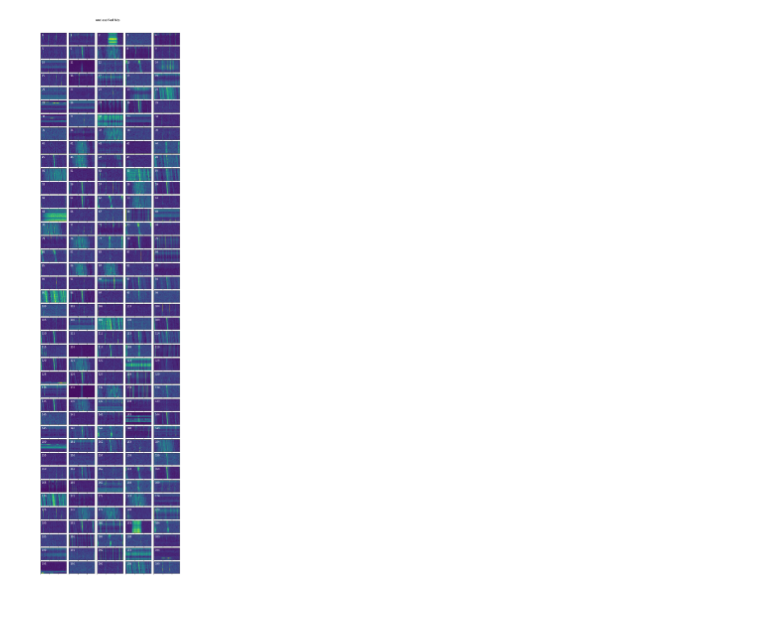
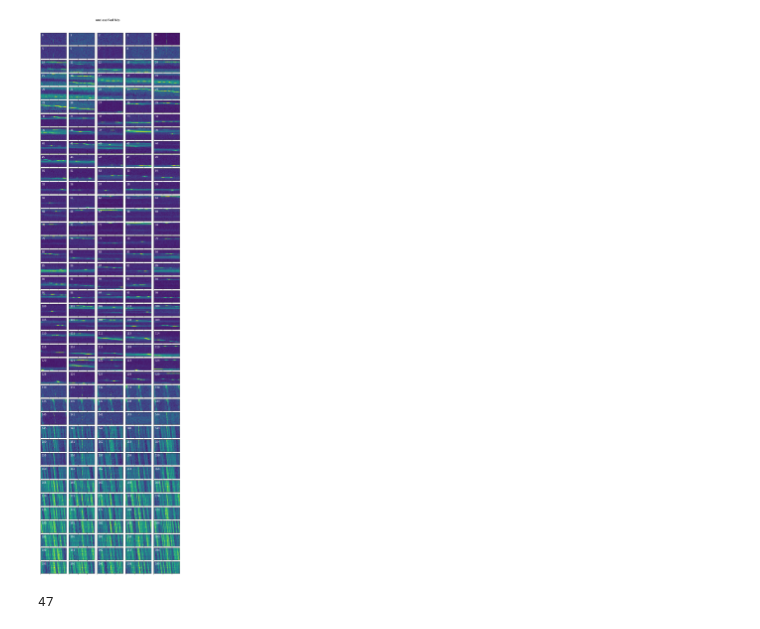
Before and after one commit to bjacobell/gbt-hdbscan, a Jupyter notebook: plot_clustered_waterfalls.ipynb, the cells around one changed output. Saved outputs shown, nothing was run; the diff lists cells and outputs as text; code cells hidden in the pictures.

Commit message:
continued hdbscanning with improved parameters

```diff
--- a/plot_clustered_waterfalls.ipynb
+++ b/plot_clustered_waterfalls.ipynb
@@ -7,6 +8,6 @@ import pandas as pd
 %matplotlib inline
 # %%
-labels_list = np.load('/datax/scratch/benjb/hdbscan_labels_20.npz')['arr_0']
+labels_list = np.load('/datax/scratch/benjb/hdbscan_labels_10_5.npz')['arr_0']
 # %%
 lfiles = ['/datag/pipeline/AGBT19B_999_121/blc73_blp03/blc73_guppi_58832_16209_MESSIER031_0057.gpuspec.0000.h5',
 '/datag/pipeline/AGBT19B_999_121/blc73_blp03/blc73_guppi_58832_16530_HIP2792_0058.gpuspec.0000.h5',
@@ -35,30 +97,35 @@ class_5_idxs = np.where(labels_list == 5)[0]
 # %%
 freqs, full_dynamic_spectrum = fb.grab_data()
 
-n = len(noise_idxs)
-n = 200
+n = np.min([len(noise_idxs), 200])
 
-shuffle_idxs = np.arange(len(ctr_freqs))
-np.random.shuffle(shuffle_idxs)
-ctr_freqs_shuffled = ctr_freqs[shuffle_idxs]
+#shuffle_idxs = np.arange(len(ctr_freqs))
+#np.random.shuffle(shuffle_idxs)
+#ctr_freqs_shuffled = ctr_freqs[shuffle_idxs]
 
 fig, axs = plt.subplots(n//5, 5, figsize=(10, n//5))
 for i in range(n//5): # rows
     for j in range(5):     # columns
         dynamic_spectrum = full_dynamic_spectrum[:,
-                                                 np.where((freqs < ctr_freqs_shuffled[noise_idxs[5*i+j]]+0.001) &
-                                                          (freqs > ctr_freqs_shuffled[noise_idxs[5*i+j]]-0.001))[0]
+                                                 np.where((freqs < ctr_freqs[noise_idxs[5*i+j]]+0.00135) &
+                                                          (freqs > ctr_freqs[noise_idxs[5*i+j]]-0.00135))[0]
                                                           ]
         axs[i][j].imshow(np.log10(dynamic_spectrum), aspect='auto', interpolation='none')
         axs[i][j].set_xticklabels([])
         axs[i][j].set_yticklabels([])
         axs[i][j].set_yticks([])
+        axs[i][j].set_xticks([])
         axs[i][j].text(0.05, 0.75, f'{5*i+j}', size=10, color='white', horizontalalignment='left', transform=axs[i][j].transAxes)
 
 fig.suptitle('unclassified hits',  fontsize=12, y=0.9)
 plt.subplots_adjust(wspace=0.1, hspace=0.12)
-plt.savefig('/datax/scratch/benjb/unclassified_hits.pdf', bbox_inches='tight')
+#plt.savefig('/datax/scratch/benjb/unclassified_hits.pdf', bbox_inches='tight')
 
 #fb.plot_waterfall(f_start=ctr_freqs[class_3_idxs[idx]]-0.001, f_stop=ctr_freqs[class_3_idxs[idx]]+0.001, logged=True)
 # %% [output]
-[figure, old version]
+[figure, new version]
+# %%
+print(noise_idxs[25])
+freqs, full_dynamic_spectrum = fb.grab_data()
+# %% [output]
+47
```
Also changed, not shown: parts of 5 cells of this notebook, 2 other files.
